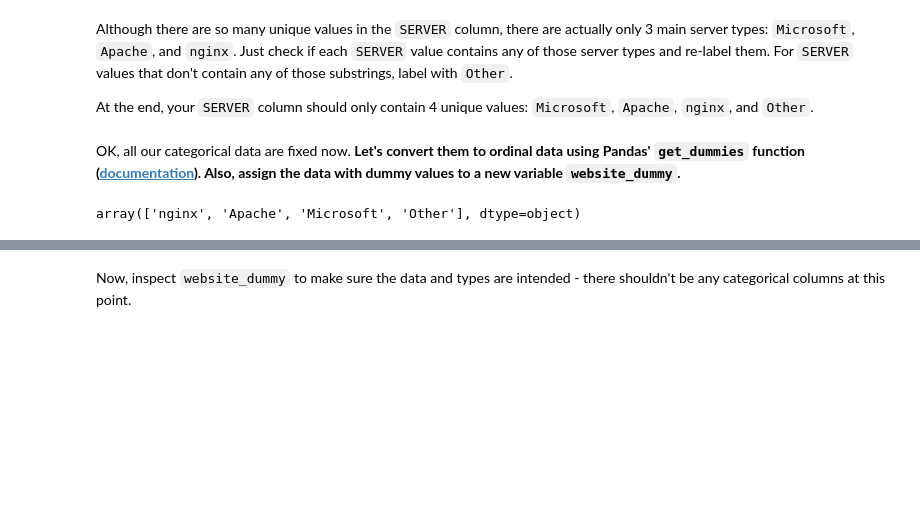
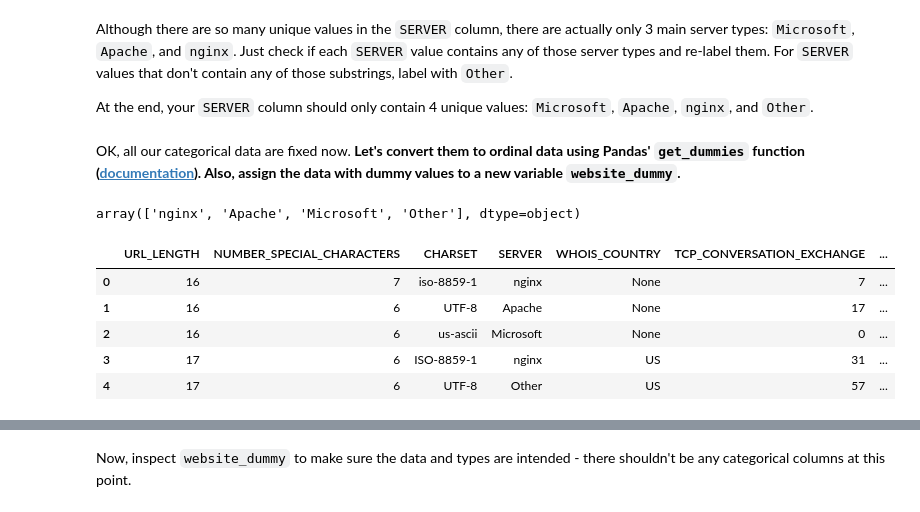
Before and after one commit to Marinasel86/supervised-learning-classification, a Jupyter notebook: your-code/main.ipynb, the cells around one changed output, grey strips where cells are left out. Saved outputs shown, nothing was run; the diff lists cells and outputs as text; code cells hidden in the pictures; blank space fills up the shorter version.

```diff
--- a/your-code/main.ipynb
+++ b/your-code/main.ipynb
@@ -392,6 +395,15 @@ websites_cleaned['SERVER'] = websites_cleaned['SERVER'].apply(categorize_server)
 websites_cleaned['SERVER'].unique()
 # %% [output]
 array(['nginx', 'Apache', 'Microsoft', 'Other'], dtype=object)
+# %%
+websites_cleaned.head(5)
+# %% [output]
+|  | URL_LENGTH | NUMBER_SPECIAL_CHARACTERS | CHARSET | SERVER | WHOIS_COUNTRY | TCP_CONVERSATION_EXCHANGE | ... |
+| 0 | 16 | 7 | iso-8859-1 | nginx | None | 7 | ... |
+| 1 | 16 | 6 | UTF-8 | Apache | None | 17 | ... |
+| 2 | 16 | 6 | us-ascii | Microsoft | None | 0 | ... |
+| 3 | 17 | 6 | ISO-8859-1 | nginx | US | 31 | ... |
+| 4 | 17 | 6 | UTF-8 | Other | US | 57 | ... |
 # %%
 websites_cleaned['SERVER'].value_counts()
 # %% [output]
```
Also changed, not shown: parts of 68 cells of this notebook.
